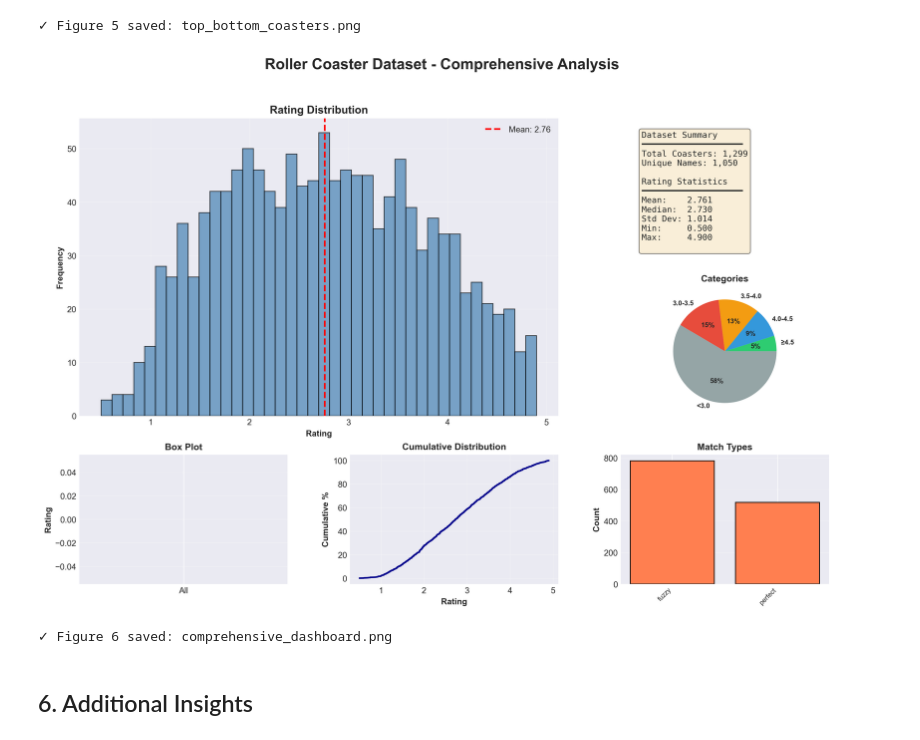
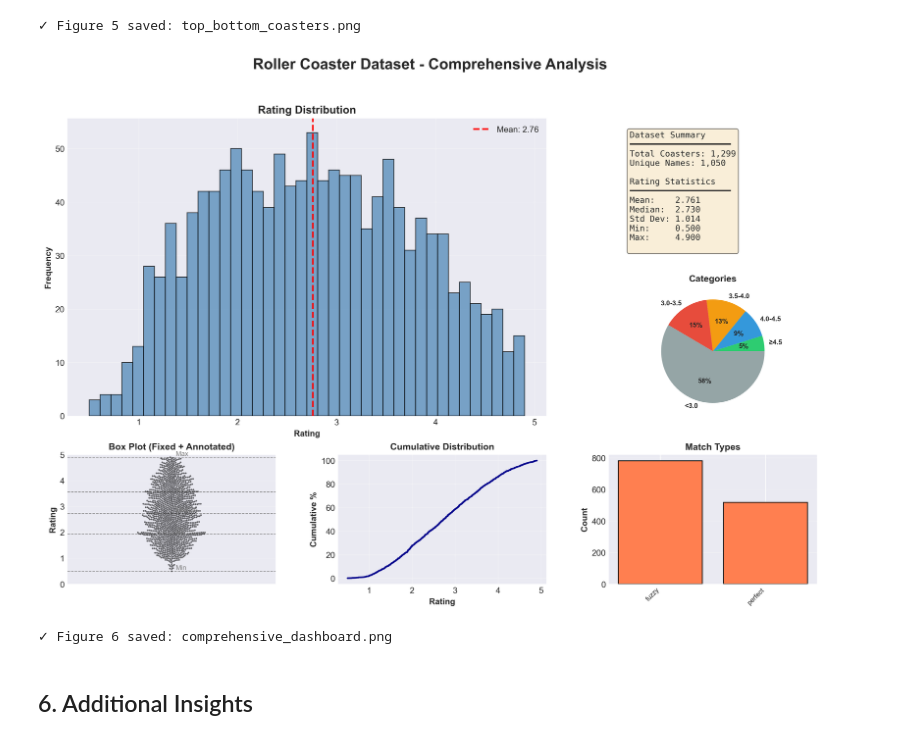
Before and after one commit to gwenzel/rollercoaster, a Jupyter notebook: ratings_data/coaster_data_exploration.ipynb, the cells around one changed output. Cells and saved outputs as stored; diff of their text form; code cells hidden in the pictures.

Commit message:
visualization changes, rules on which blocks are used and how

```diff
--- a/ratings_data/coaster_data_exploration.ipynb
+++ b/ratings_data/coaster_data_exploration.ipynb
@@ -475,46 +475,71 @@ ax3.pie(categories.values(), labels=categories.keys(), autopct='%1.0f%%',
         colors=colors_pie, textprops={'fontsize': 8, 'fontweight': 'bold'})
 ax3.set_title('Categories', fontsize=11, fontweight='bold')
 
-# 4. Box plot
+# 4. Fixed box plot with annotations and swarm overlay
 ax4 = fig.add_subplot(gs[2, 0])
-bp = ax4.boxplot([df['avg_rating']], vert=True, patch_artist=True, widths=0.5)
-bp['boxes'][0].set_facecolor('lightblue')
+# Core boxplot with robust settings
+bp = ax4.boxplot([df['avg_rating']], vert=True, patch_artist=True, widths=0.5,
+                 notch=True, whis=1.5, showfliers=False)
+# Styling
+bp['boxes'][0].set_facecolor('#ADD8E6')
+bp['boxes'][0].set_edgecolor('black')
+for key in ['medians', 'caps', 'whiskers']:
+    for artist in bp[key]:
+        artist.set_color('black')
+        artist.set_linewidth(1.2)
+
+# Swarm overlay for granular distribution (ensure x length matches y)
+try:
+    import seaborn as sns
+    sns.swarmplot(x=np.repeat('All', len(df['avg_rating'])), y=df['avg_rating'], ax=ax4, size=2, color='black', alpha=0.6)
+except Exception:
+    pass
+
+# Quartile and whisker annotations
+q1, q2, q3 = np.percentile(df['avg_rating'].dropna(), [25, 50, 75])
+min_v = df['avg_rating'].min()
+max_v = df['avg_rating'].max()
+for val, label in [(q1,'Q1'), (q2,'Median'), (q3,'Q3'), (min_v,'Min'), (max_v,'Max')]:
+    ax4.axhline(val, color='gray', linestyle='--', linewidth=0.8)
+    ax4.text(0.02, val, label, va='bottom', ha='left', fontsize=8, color='gray')
+
 ax4.set_ylabel('Rating', fontweight='bold')
-ax4.set_title('Box Plot', fontsize=11, fontweight='bold')
+ax4.set_title('Box Plot (Fixed + Annotated)', fontsize=11, fontweight='bold')
 ax4.set_xticklabels(['All'])
+ax4.set_ylim([0, 5])
 ax4.grid(True, alpha=0.3, axis='y')
 
 # 5. Cumulative distribution
 ax5 = fig.add_subplot(gs[2, 1])
 sorted_ratings = np.sort(df['avg_rating'])
 cumulative = np.arange(1, len(sorted_ratings) + 1) / len(sorted_ratings) * 100
 ax5.plot(sorted_ratings, cumulative, linewidth=2, color='darkblue')
 ax5.set_xlabel('Rating', fontweight='bold')
 ax5.set_ylabel('Cumulative %', fontweight='bold')
 ax5.set_title('Cumulative Distribution', fontsize=11, fontweight='bold')
 ax5.grid(True, alpha=0.3)
 
 # 6. Match type distribution
 if 'match_type' in df.columns:
     ax6 = fig.add_subplot(gs[2, 2])
     match_counts = df['match_type'].value_counts()
     ax6.bar(range(len(match_counts)), match_counts.values, color='coral', edgecolor='black')
     ax6.set_xticks(range(len(match_counts)))
     ax6.set_xticklabels(match_counts.index, rotation=45, ha='right', fontsize=8)
     ax6.set_ylabel('Count', fontweight='bold')
     ax6.set_title('Match Types', fontsize=11, fontweight='bold')
     ax6.grid(True, alpha=0.3, axis='y')
 
 # Main title
 fig.suptitle('Roller Coaster Dataset - Comprehensive Analysis',
              fontsize=18, fontweight='bold', y=0.98)
 
 plt.savefig(output_dir / 'fig6_comprehensive_dashboard.png', dpi=300, bbox_inches='tight')
 plt.show()
 
 print("✓ Figure 6 saved: comprehensive_dashboard.png")
 # %% [output]
-[figure, old version]
+[figure, new version]
 ✓ Figure 6 saved: comprehensive_dashboard.png
 # %% [markdown]
 ## 6. Additional Insights
```
Also changed, not shown: parts of 6 cells of this notebook, 6 other files.
